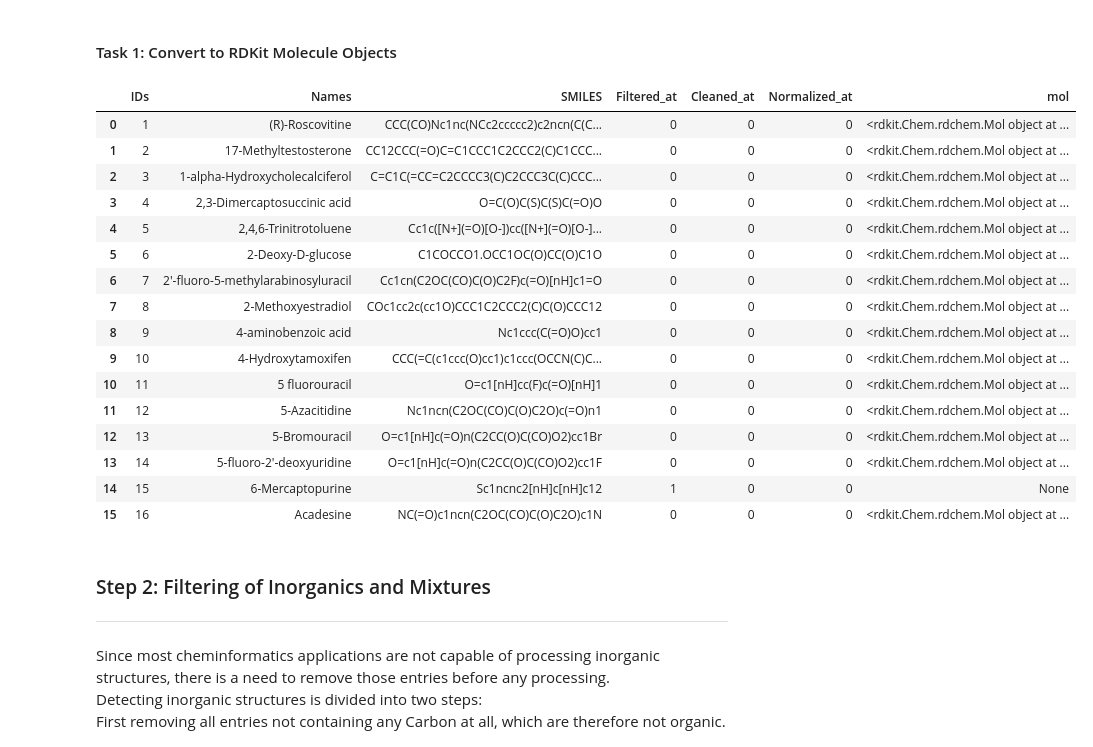
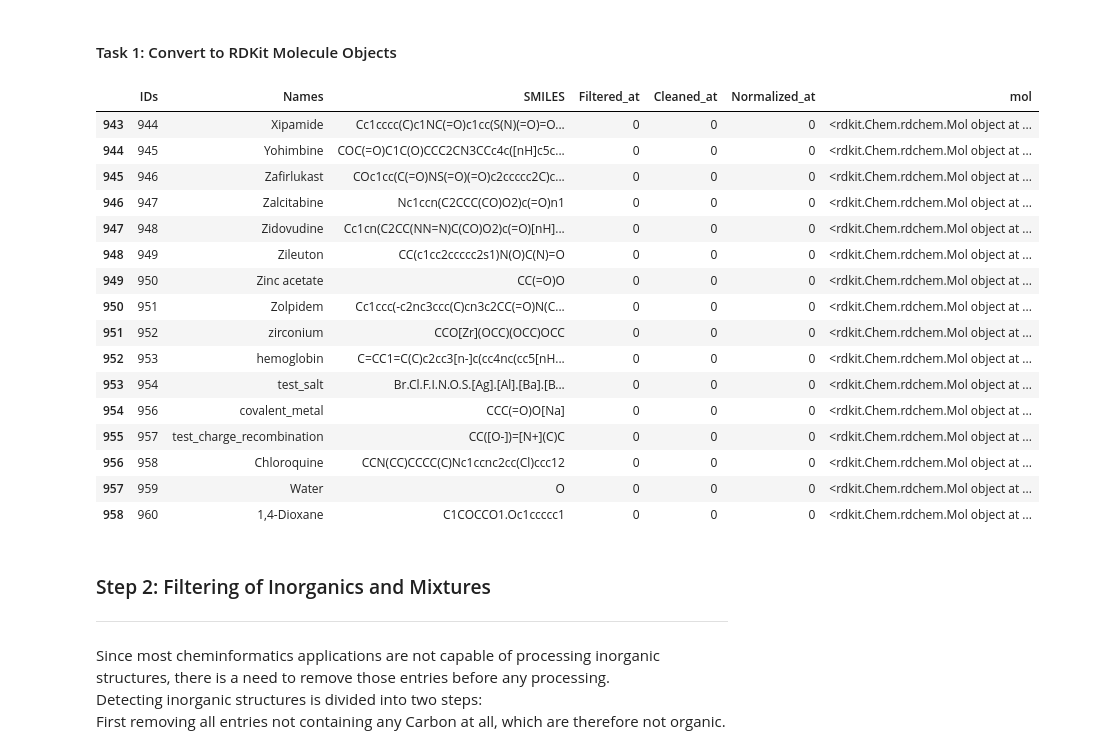
Before and after one commit to volkamerlab/opencadd, a Jupyter notebook: docs/tutorials/standardization.ipynb, the cells around one changed output. Drawn from its saved outputs; the diff is of its cells as text; code cells hidden in the pictures.

Commit message:
Adjusted notebook and updated test data

```diff
--- a/docs/tutorials/standardization.ipynb
+++ b/docs/tutorials/standardization.ipynb
@@ -103,7 +103,7 @@ The initial `task_number` will be 0, which leads to a default <b>Filtered_at</b>
 task_number = 0
 
 # Import test-dataset
-dataset = pd.read_csv(HERE / "data" / "standardization_test_data.csv")
+dataset = pd.read_csv(HERE / "data" / "standardization_test_data.csv", delimiter=";")
 
 # Filter columns
 dataset = dataset[["IDs", "Names", "SMILEs"]]
@@ -186,42 +186,42 @@ References:
 # %%
 # Setting up the task_number
 task_number = 1
 
 # A column called mol is being added to the dataframe to store the mol-files
 # JRG: I think you can use dataset["SMILES"].apply here directly, without loc (huge overhead)
 dataset["mol"] = dataset.loc[:, ("SMILES")].apply(convert_format.convert_smiles_to_mol)
 
 # Add task_number to failed entries
 dataset.loc[dataset["mol"].isnull(), ["Filtered_at"]] = task_number
 
 # Overwrite SMILES with canonical one which are created by default by the conversion algorithm used in convert_format
 
 dataset["SMILES"] = dataset.apply(
     lambda row: convert_format.convert_mol_to_smiles(row.mol)
     if row.Filtered_at == 0
     else row.SMILES,
     axis=1,
 )
 
-dataset.head(16)
+dataset.tail(16)
 # %% [output]
 |  | IDs | Names | SMILES | Filtered_at | Cleaned_at | Normalized_at | mol |
-| 0 | 1 | (R)-Roscovitine | CCC(CO)Nc1nc(NCc2ccccc2)c2ncn(C(C... | 0 | 0 | 0 | <rdkit.Chem.rdchem.Mol object at ... |
-| 1 | 2 | 17-Methyltestosterone | CC12CCC(=O)C=C1CCC1C2CCC2(C)C1CCC... | 0 | 0 | 0 | <rdkit.Chem.rdchem.Mol object at ... |
-| 2 | 3 | 1-alpha-Hydroxycholecalciferol | C=C1C(=CC=C2CCCC3(C)C2CCC3C(C)CCC... | 0 | 0 | 0 | <rdkit.Chem.rdchem.Mol object at ... |
-| 3 | 4 | 2,3-Dimercaptosuccinic acid | O=C(O)C(S)C(S)C(=O)O | 0 | 0 | 0 | <rdkit.Chem.rdchem.Mol object at ... |
-| 4 | 5 | 2,4,6-Trinitrotoluene | Cc1c([N+](=O)[O-])cc([N+](=O)[O-]... | 0 | 0 | 0 | <rdkit.Chem.rdchem.Mol object at ... |
-| 5 | 6 | 2-Deoxy-D-glucose | C1COCCO1.OCC1OC(O)CC(O)C1O | 0 | 0 | 0 | <rdkit.Chem.rdchem.Mol object at ... |
-| 6 | 7 | 2'-fluoro-5-methylarabinosyluracil | Cc1cn(C2OC(CO)C(O)C2F)c(=O)[nH]c1=O | 0 | 0 | 0 | <rdkit.Chem.rdchem.Mol object at ... |
-| 7 | 8 | 2-Methoxyestradiol | COc1cc2c(cc1O)CCC1C2CCC2(C)C(O)CCC12 | 0 | 0 | 0 | <rdkit.Chem.rdchem.Mol object at ... |
-| 8 | 9 | 4-aminobenzoic acid | Nc1ccc(C(=O)O)cc1 | 0 | 0 | 0 | <rdkit.Chem.rdchem.Mol object at ... |
-| 9 | 10 | 4-Hydroxytamoxifen | CCC(=C(c1ccc(O)cc1)c1ccc(OCCN(C)C... | 0 | 0 | 0 | <rdkit.Chem.rdchem.Mol object at ... |
-| 10 | 11 | 5 fluorouracil | O=c1[nH]cc(F)c(=O)[nH]1 | 0 | 0 | 0 | <rdkit.Chem.rdchem.Mol object at ... |
-| 11 | 12 | 5-Azacitidine | Nc1ncn(C2OC(CO)C(O)C2O)c(=O)n1 | 0 | 0 | 0 | <rdkit.Chem.rdchem.Mol object at ... |
-| 12 | 13 | 5-Bromouracil | O=c1[nH]c(=O)n(C2CC(O)C(CO)O2)cc1Br | 0 | 0 | 0 | <rdkit.Chem.rdchem.Mol object at ... |
-| 13 | 14 | 5-fluoro-2'-deoxyuridine | O=c1[nH]c(=O)n(C2CC(O)C(CO)O2)cc1F | 0 | 0 | 0 | <rdkit.Chem.rdchem.Mol object at ... |
-| 14 | 15 | 6-Mercaptopurine | Sc1ncnc2[nH]c[nH]c12 | 1 | 0 | 0 | None |
-| 15 | 16 | Acadesine | NC(=O)c1ncn(C2OC(CO)C(O)C2O)c1N | 0 | 0 | 0 | <rdkit.Chem.rdchem.Mol object at ... |
+| 943 | 944 | Xipamide | Cc1cccc(C)c1NC(=O)c1cc(S(N)(=O)=O... | 0 | 0 | 0 | <rdkit.Chem.rdchem.Mol object at ... |
+| 944 | 945 | Yohimbine | COC(=O)C1C(O)CCC2CN3CCc4c([nH]c5c... | 0 | 0 | 0 | <rdkit.Chem.rdchem.Mol object at ... |
+| 945 | 946 | Zafirlukast | COc1cc(C(=O)NS(=O)(=O)c2ccccc2C)c... | 0 | 0 | 0 | <rdkit.Chem.rdchem.Mol object at ... |
+| 946 | 947 | Zalcitabine | Nc1ccn(C2CCC(CO)O2)c(=O)n1 | 0 | 0 | 0 | <rdkit.Chem.rdchem.Mol object at ... |
+| 947 | 948 | Zidovudine | Cc1cn(C2CC(NN=N)C(CO)O2)c(=O)[nH]... | 0 | 0 | 0 | <rdkit.Chem.rdchem.Mol object at ... |
+| 948 | 949 | Zileuton | CC(c1cc2ccccc2s1)N(O)C(N)=O | 0 | 0 | 0 | <rdkit.Chem.rdchem.Mol object at ... |
+| 949 | 950 | Zinc acetate | CC(=O)O | 0 | 0 | 0 | <rdkit.Chem.rdchem.Mol object at ... |
+| 950 | 951 | Zolpidem | Cc1ccc(-c2nc3ccc(C)cn3c2CC(=O)N(C... | 0 | 0 | 0 | <rdkit.Chem.rdchem.Mol object at ... |
+| 951 | 952 | zirconium | CCO[Zr](OCC)(OCC)OCC | 0 | 0 | 0 | <rdkit.Chem.rdchem.Mol object at ... |
+| 952 | 953 | hemoglobin | C=CC1=C(C)c2cc3[n-]c(cc4nc(cc5[nH... | 0 | 0 | 0 | <rdkit.Chem.rdchem.Mol object at ... |
+| 953 | 954 | test_salt | Br.Cl.F.I.N.O.S.[Ag].[Al].[Ba].[B... | 0 | 0 | 0 | <rdkit.Chem.rdchem.Mol object at ... |
+| 954 | 956 | covalent_metal | CCC(=O)O[Na] | 0 | 0 | 0 | <rdkit.Chem.rdchem.Mol object at ... |
+| 955 | 957 | test_charge_recombination | CC([O-])=[N+](C)C | 0 | 0 | 0 | <rdkit.Chem.rdchem.Mol object at ... |
+| 956 | 958 | Chloroquine | CCN(CC)CCCC(C)Nc1ccnc2cc(Cl)ccc12 | 0 | 0 | 0 | <rdkit.Chem.rdchem.Mol object at ... |
+| 957 | 959 | Water | O | 0 | 0 | 0 | <rdkit.Chem.rdchem.Mol object at ... |
+| 958 | 960 | 1,4-Dioxane | C1COCCO1.Oc1ccccc1 | 0 | 0 | 0 | <rdkit.Chem.rdchem.Mol object at ... |
 # %% [markdown]
 ### Step 2: Filtering of Inorganics and Mixtures
 --------------------------------------------------
```
Also changed, not shown: parts of 16 cells of this notebook, 1 other file.
